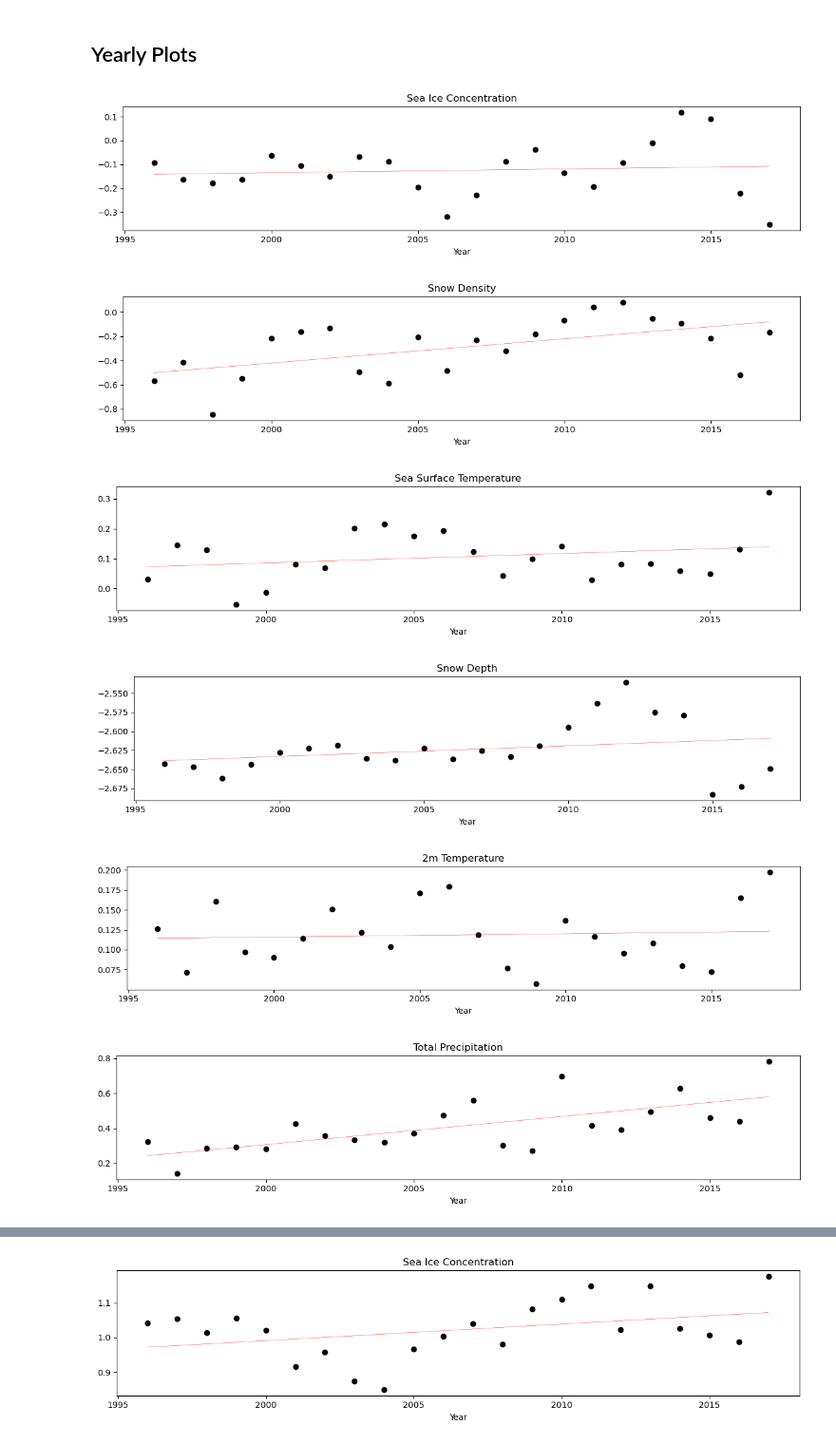
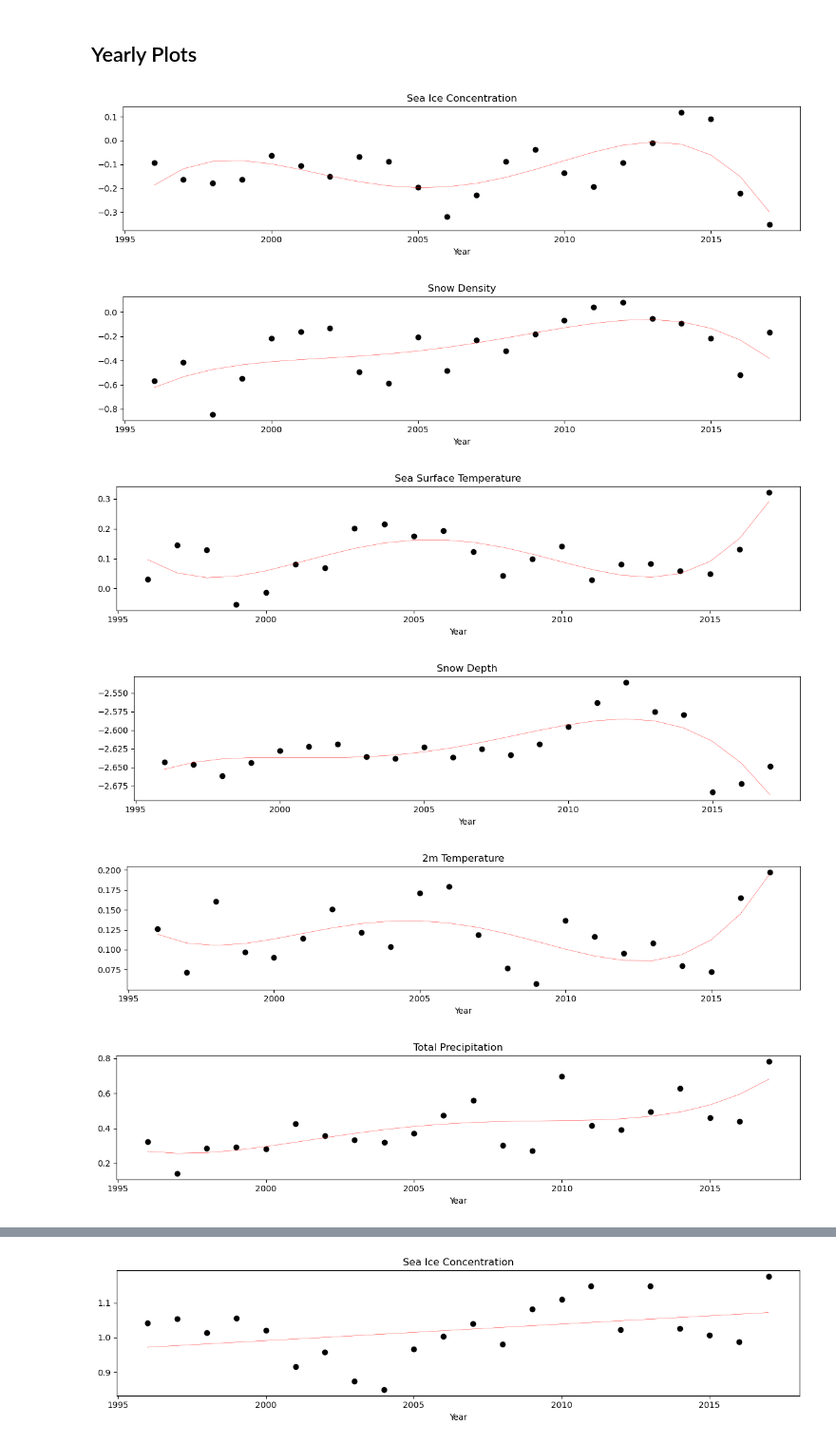
Before and after one commit to lennartp03/projectP, a Jupyter notebook: monthly_data/monthly_data.ipynb, the cells around one changed output, grey strips where cells are left out. Shown at 95% size. Cells and saved outputs as stored; diff of their text form; code cells hidden in the pictures.

Commit message:
monthly data statistics and (some) cleanup)

```diff
--- a/monthly_data/monthly_data.ipynb
+++ b/monthly_data/monthly_data.ipynb
@@ -134,0 +188,2 @@ plot_monthly(means_monthly, columns, 1)
+# %%
+grouped_anomaly = grouped_anomaly.drop(columns=['latitude', 'longitude', 'valid_time'])
@@ -134,0 +468,36 @@ plot_monthly(means_monthly, columns, 1)
+# %%
+# feature engineering
+grouped_anomaly['valid_time'] = pd.to_datetime(grouped_anomaly['valid_time'])
+grouped_anomaly = grouped_anomaly.sort_values(by='valid_time')
+
+# Feature Engineering
+grouped_anomaly['day_of_year'] = grouped_anomaly['valid_time'].dt.dayofyear
+grouped_anomaly['week_of_year'] = grouped_anomaly['valid_time'].dt.isocalendar().week
+grouped_anomaly['month'] = grouped_anomaly['valid_time'].dt.month
+
+# Create lag features for 'tp' and 't2m'
+for lag in range(1, 4):
+    grouped_anomaly[f'tp_lag_{lag}'] = grouped_anomaly['tp'].shift(lag)
+    grouped_anomaly[f't2m_lag_{lag}'] = grouped_anomaly['t2m'].shift(lag)
+
+# Cyclical features for temporal variables
+grouped_anomaly['day_of_year_sin'] = np.sin(2 * np.pi * grouped_anomaly['day_of_year'] / 365.0)
+grouped_anomaly['day_of_year_cos'] = np.cos(2 * np.pi * grouped_anomaly['day_of_year'] / 365.0)
+grouped_anomaly['week_of_year_sin'] = np.sin(2 * np.pi * grouped_anomaly['week_of_year'] / 52.0)
+grouped_anomaly['week_of_year_cos'] = np.cos(2 * np.pi * grouped_anomaly['week_of_year'] / 52.0)
+
+# Add lag features for additional variables
+for lag in range(1, 4):
+    grouped_anomaly[f'sst_lag_{lag}'] = grouped_anomaly['sst'].shift(lag)
+    grouped_anomaly[f'siconc_lag_{lag}'] = grouped_anomaly['siconc'].shift(lag)
+    grouped_anomaly[f'sd_lag_{lag}'] = grouped_anomaly['sd'].shift(lag)
+    grouped_anomaly[f'rsn_lag_{lag}'] = grouped_anomaly['rsn'].shift(lag)
+    grouped_anomaly[f'avg_smr_lag_{lag}'] = grouped_anomaly['avg_smr'].shift(lag)
+
+# Rolling averages and cumulative sums for additional variables
+grouped_anomaly['sst_rolling_7'] = grouped_anomaly['sst'].rolling(window=7, min_periods=1).mean()
+grouped_anomaly['siconc_rolling_7'] = grouped_anomaly['siconc'].rolling(window=7, min_periods=1).mean()
+grouped_anomaly['sd_cumsum'] = grouped_anomaly['sd'].cumsum()
+grouped_anomaly['rsn_cumsum'] = grouped_anomaly['rsn'].cumsum()
+
+print(grouped_anomaly.head())
@@ -151,7 +588,7 @@ def plot_yearly(df, columns, deg):
 
         title = titles[column]
 
-        scatter = plt.scatter(df['year'], df[column], c = 'black')
+        plt.scatter(df['year'], df[column], c = 'black')
 
         # add regression line
         z = np.polyfit(df['year'], df[column], deg)   # Hier 1, 2, 3, oder 4 degs rein?
@@ -166,10 +606,10 @@ def plot_yearly(df, columns, deg):
 # %%
 means = grouped_anomaly.groupby('year').agg('mean').reset_index()
-plot_yearly(means, columns, 1)
+plot_yearly(means, columns, 4)
 # %% [output]
 [figure]
 [figure]
-[figure, old version]
+[figure, new version]
 [figure]
 [figure]
 [figure]
```
Also changed, not shown: parts of 49 cells of this notebook, 5 other files.
